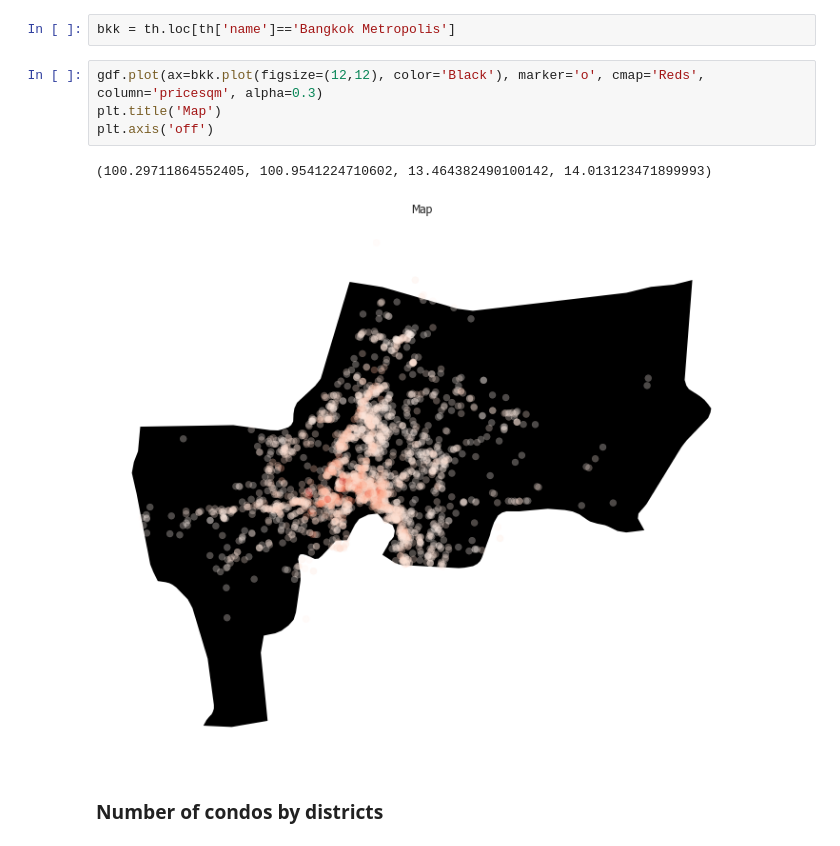
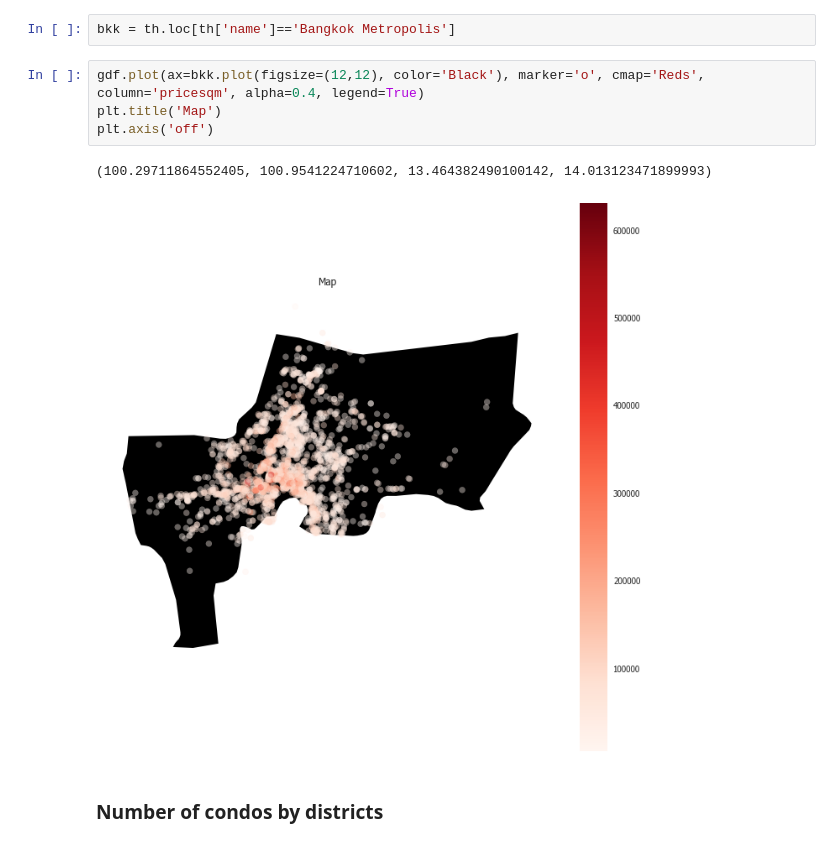
Before and after one commit to terjirapat/DADS5001-Project, a Jupyter notebook: project.ipynb, the cells around one changed output. Drawn from its saved outputs; the diff is of its cells as text.

```diff
--- a/project.ipynb
+++ b/project.ipynb
@@ -474,12 +474,12 @@ th.head()
 # %%
 bkk = th.loc[th['name']=='Bangkok Metropolis']
 # %%
-gdf.plot(ax=bkk.plot(figsize=(12,12), color='Black'), marker='o', cmap='Reds', column='pricesqm', alpha=0.3)
+gdf.plot(ax=bkk.plot(figsize=(12,12), color='Black'), marker='o', cmap='Reds', column='pricesqm', alpha=0.4, legend=True)
 plt.title('Map')
 plt.axis('off')
 # %% [output]
 (100.29711864552405, 100.9541224710602, 13.464382490100142, 14.013123471899993)
-[figure, old version]
+[figure, new version]
 # %% [markdown]
 ### Number of condos by districts
 # %%
```
